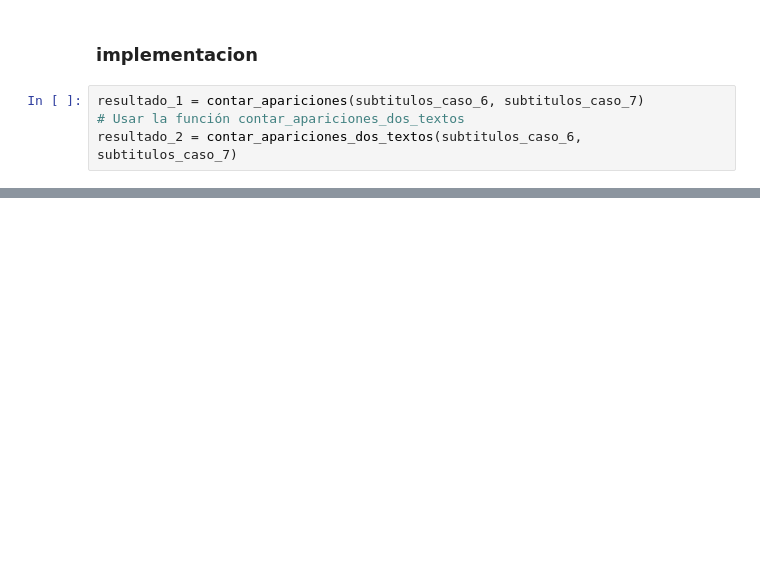
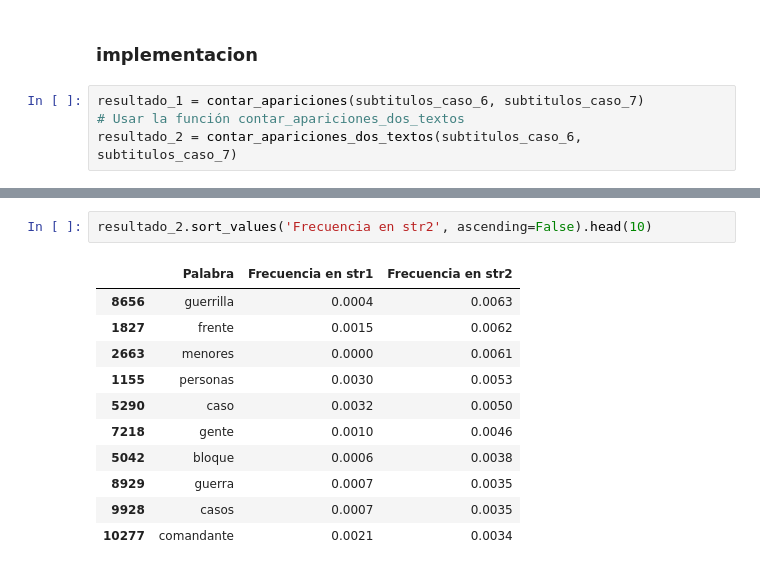
Before and after one commit to briveros23/Redes_sociales, a Jupyter notebook: notebook/Taller4_presentacion.ipynb, the cells around one changed output, grey strips where cells are left out. Saved outputs shown, nothing was run; the diff lists cells and outputs as text; blank space fills up the shorter version.

```diff
--- a/notebook/Taller4_presentacion.ipynb
+++ b/notebook/Taller4_presentacion.ipynb
@@ -270,0 +253,14 @@ resultado_2
+# %%
+resultado_2.sort_values('Frecuencia en str2', ascending=False).head(10)
+# %% [output]
+|  | Palabra | Frecuencia en str1 | Frecuencia en str2 |
+| 8656 | guerrilla | 0.0004 | 0.0063 |
+| 1827 | frente | 0.0015 | 0.0062 |
+| 2663 | menores | 0.0000 | 0.0061 |
+| 1155 | personas | 0.0030 | 0.0053 |
+| 5290 | caso | 0.0032 | 0.0050 |
+| 7218 | gente | 0.0010 | 0.0046 |
+| 5042 | bloque | 0.0006 | 0.0038 |
+| 8929 | guerra | 0.0007 | 0.0035 |
+| 9928 | casos | 0.0007 | 0.0035 |
+| 10277 | comandante | 0.0021 | 0.0034 |
```
Also changed, not shown: parts of 6 cells of this notebook, 1 other file.
